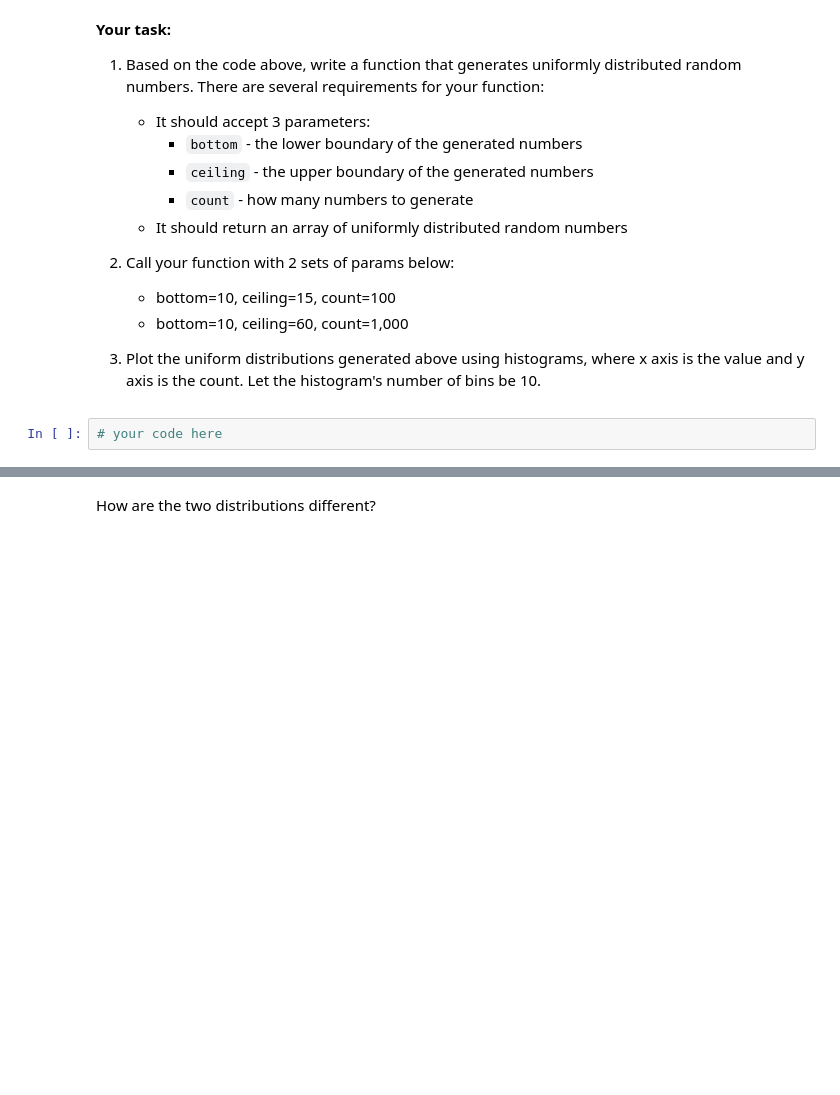
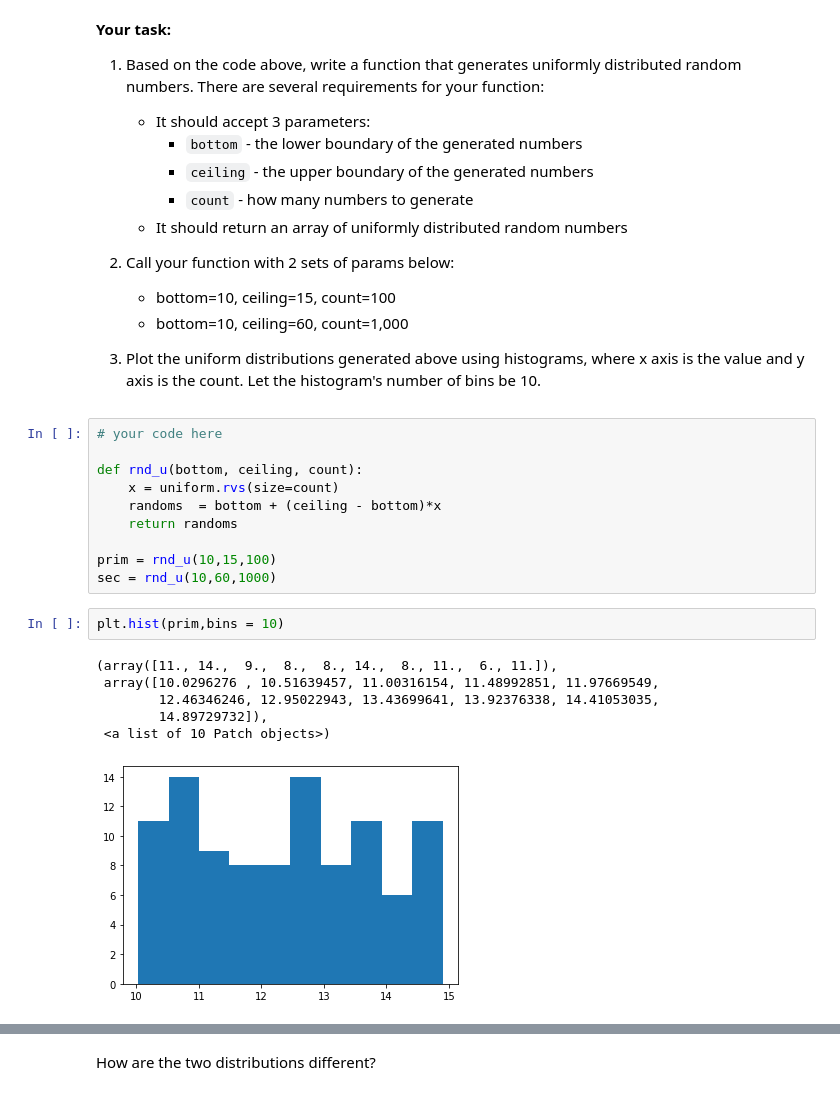
Before and after one commit to ta-datapt-bcn/lab-cont-probability-distribution, a Jupyter notebook: your_code/main.ipynb, the cells around one changed output, grey strips where cells are left out. Drawn from its saved outputs; the diff is of its cells as text; blank space fills up the shorter version.

```diff
--- a/your_code/main.ipynb
+++ b/your_code/main.ipynb
@@ -41,5 +56,22 @@ print(randoms)
     * bottom=10, ceiling=60, count=1,000
 
 1. Plot the uniform distributions generated above using histograms, where x axis is the value and y axis is the count. Let the histogram's number of bins be 10.
-# %%
-# your code here
+# %%
+# your code here
+
+def rnd_u(bottom, ceiling, count):
+    x = uniform.rvs(size=count)
+    randoms  = bottom + (ceiling - bottom)*x
+    return randoms
+
+prim = rnd_u(10,15,100)
+sec = rnd_u(10,60,1000)
+# %%
+plt.hist(prim,bins = 10)
+# %% [output]
+(array([11., 14.,  9.,  8.,  8., 14.,  8., 11.,  6., 11.]),
+ array([10.0296276 , 10.51639457, 11.00316154, 11.48992851, 11.97669549,
+        12.46346246, 12.95022943, 13.43699641, 13.92376338, 14.41053035,
+        14.89729732]),
+ <a list of 10 Patch objects>)
+[figure, added]
```
Also changed, not shown: parts of 15 cells of this notebook, 1 other file.
